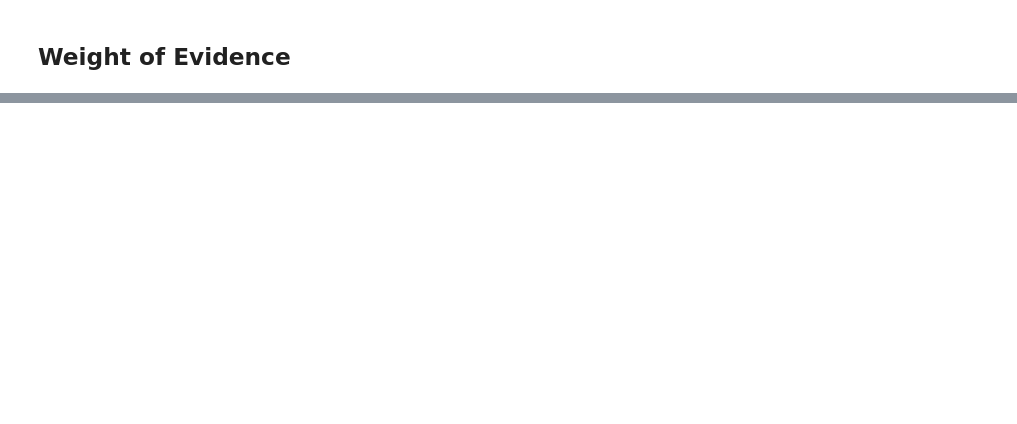
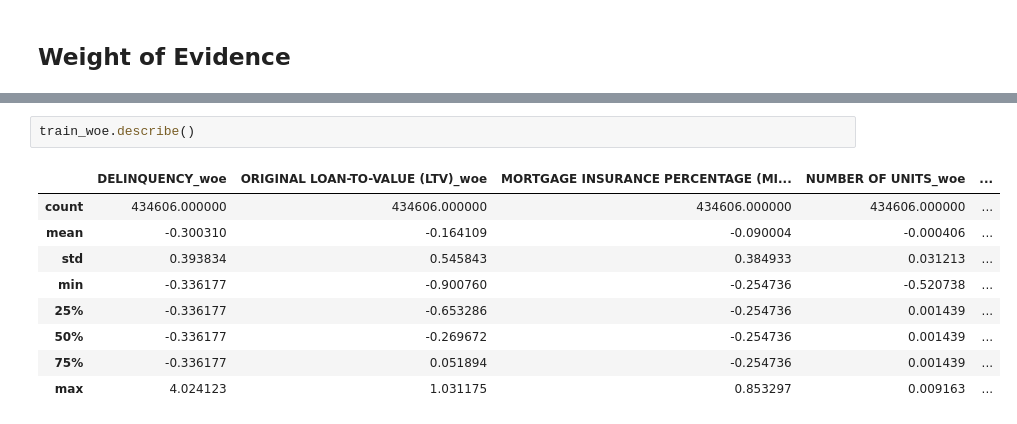
Before and after one commit to willseff/consumer-credit-risk, a Jupyter notebook: Banking Group Project 2.ipynb, the cells around one changed output, grey strips where cells are left out. Cells and saved outputs as stored; diff of their text form; blank space fills up the shorter version.

```diff
--- a/Banking Group Project 2.ipynb
+++ b/Banking Group Project 2.ipynb
@@ -375,0 +403,12 @@ train_woe.head()
+# %%
+train_woe.describe()
+# %% [output]
+|  | DELINQUENCY_woe | ORIGINAL LOAN-TO-VALUE (LTV)_woe | MORTGAGE INSURANCE PERCENTAGE (MI... | NUMBER OF UNITS_woe | ... |
+| count | 434606.000000 | 434606.000000 | 434606.000000 | 434606.000000 | ... |
+| mean | -0.300310 | -0.164109 | -0.090004 | -0.000406 | ... |
+| std | 0.393834 | 0.545843 | 0.384933 | 0.031213 | ... |
+| min | -0.336177 | -0.900760 | -0.254736 | -0.520738 | ... |
+| 25% | -0.336177 | -0.653286 | -0.254736 | 0.001439 | ... |
+| 50% | -0.336177 | -0.269672 | -0.254736 | 0.001439 | ... |
+| 75% | -0.336177 | 0.051894 | -0.254736 | 0.001439 | ... |
+| max | 4.024123 | 1.031175 | 0.853297 | 0.009163 | ... |
```
Also changed, not shown: parts of 20 cells of this notebook.
